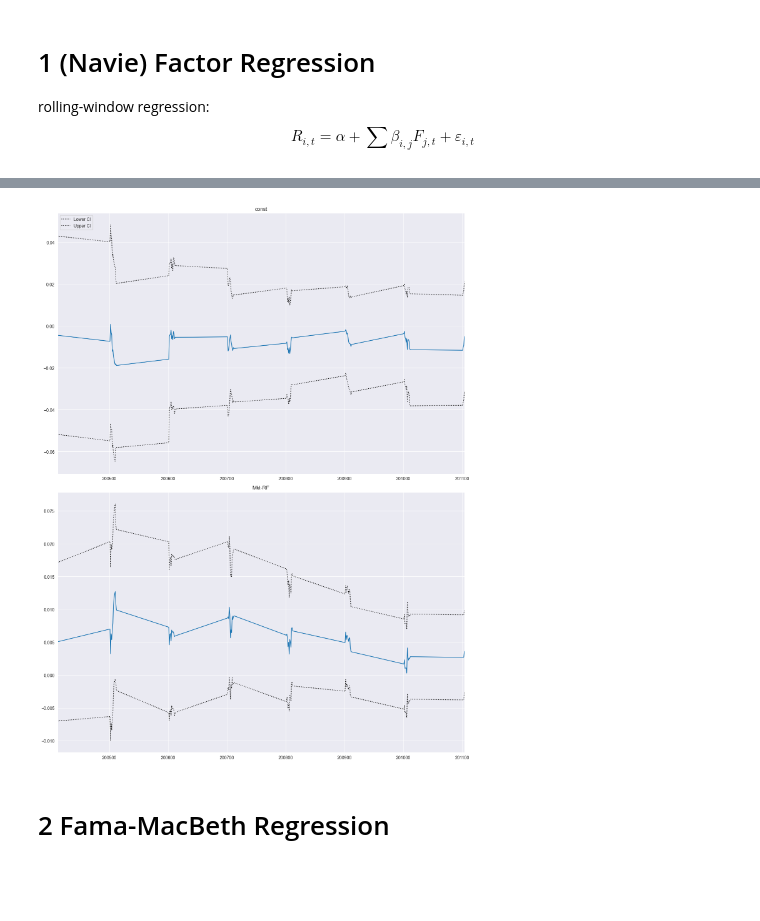
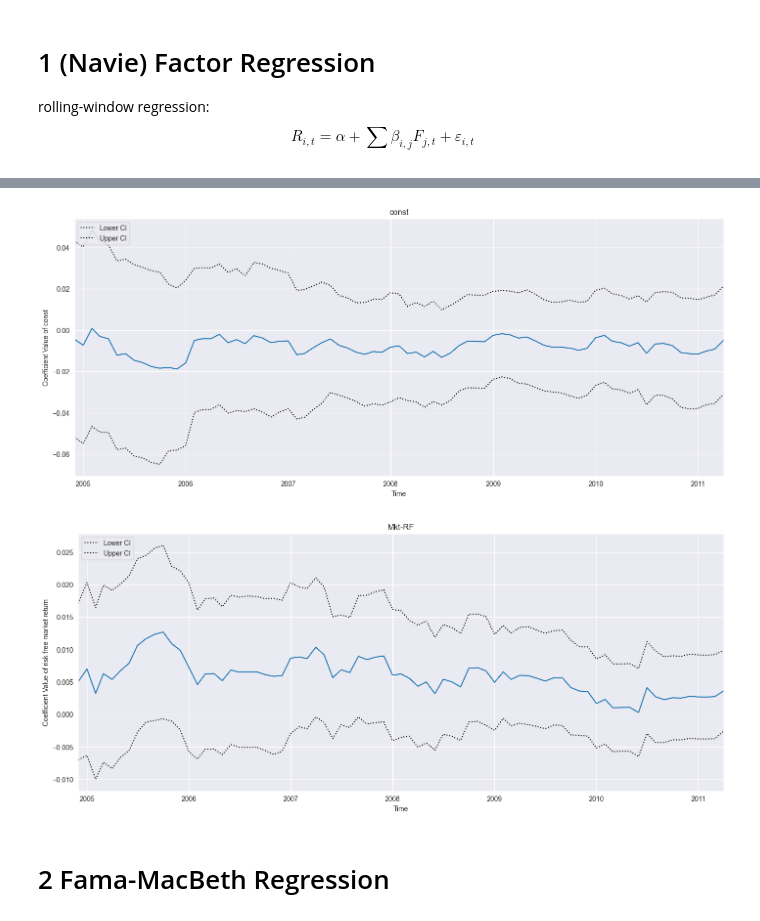
Before and after one commit to Kelvin-xing/Econ6102, a Jupyter notebook: PS1/PS1_xing.ipynb, the cells around one changed output, grey strips where cells are left out. Saved outputs shown, nothing was run; the diff lists cells and outputs as text; code cells hidden in the pictures; blank space fills up the shorter version.

```diff
--- a/PS1/PS1_xing.ipynb
+++ b/PS1/PS1_xing.ipynb
@@ -85,11 +85,11 @@ PS.tail()
 | 263 | 202112 | 0.060568 | 0.070741 | -0.023452 |
 # %%
 # Data preparation
-df = (FF5
+df = (CRSP.merge(FF5,on='YYYYMM')
             .merge(HXZ5, on='YYYYMM')
-            .drop(columns=['R_MKT','R_F','RF'])
             .merge(PS, on='YYYYMM',how='left')
-            .set_index('YYYYMM')
+            .drop(columns=['R_MKT','R_F','RF','MthPrc'])
 )
+df['date'] = pd.to_datetime(df['YYYYMM'], format='%Y%m')
 exog_vars = ['Mkt-RF', 'SMB', 'HML', 'RMW', 'CMA', 'R_ME', 'R_IA', 'R_ROE', 'R_EG', 'AggLiq', 'eq8', 'LIQ_V']
-df.tail()
+df
@@ -98,11 +112,10 @@ df.tail()
 rolling-window regression:$$R_{i,t} = \alpha + \sum \beta_{i,j} F_{j,t} + \varepsilon_{i,t}$$
 # %%
 # Data preparation
-y = CRSP.loc[CRSP['PERMNO'] == 10324, 'MthRet'].set_axis(CRSP.loc[CRSP['PERMNO'] == 10324, 'YYYYMM'])
-exog = sm.add_constant(df.loc[y.index,exog_vars])
+y = df.loc[df['PERMNO'] == 10324, ['MthRet','date']].set_index(df.loc[df['PERMNO'] == 10324, 'date'])
+exog = sm.add_constant(df.loc[df['PERMNO'] == 10324, exog_vars]).set_index(df.loc[df['PERMNO'] == 10324, 'date'])
 # Rolling window regression
-rols = RollingOLS(y, exog, window=60)
-rres = rols.fit()
+rres = RollingOLS(y['MthRet'], exog, window=60).fit()
 # %%
 # parameters
 params = rres.params.copy()
@@ -118,8 +138,17 @@ params.tail()
 # %%
-# time series plot and 95% CI of const and risk free market return
-fig = rres.plot_recursive_coefficient(variables=['const','Mkt-RF'], figsize=(14, 18))
+# # time series plot and 95% CI of const and risk free market return
+fig = rres.plot_recursive_coefficient(variables=['const'], figsize=(14, 6))
+plt.ylabel('Coefficient Value of const')
+plt.xlabel('Time')
+fig.savefig('const_naive_coeff.png')
+
+fig = rres.plot_recursive_coefficient(variables=['Mkt-RF'], figsize=(14, 6))
+plt.ylabel('Coefficient Value of risk free market return')
+plt.xlabel('Time')
+fig.savefig('mktrf_naive_coeff.png')
 # %% [output]
-[figure, old version]
+[figure, new version]
+[figure, added]
 # %% [markdown]
 # 2 Fama-MacBeth Regression
 # %%
```
Also changed, not shown: parts of 6 cells of this notebook, 9 other files.
